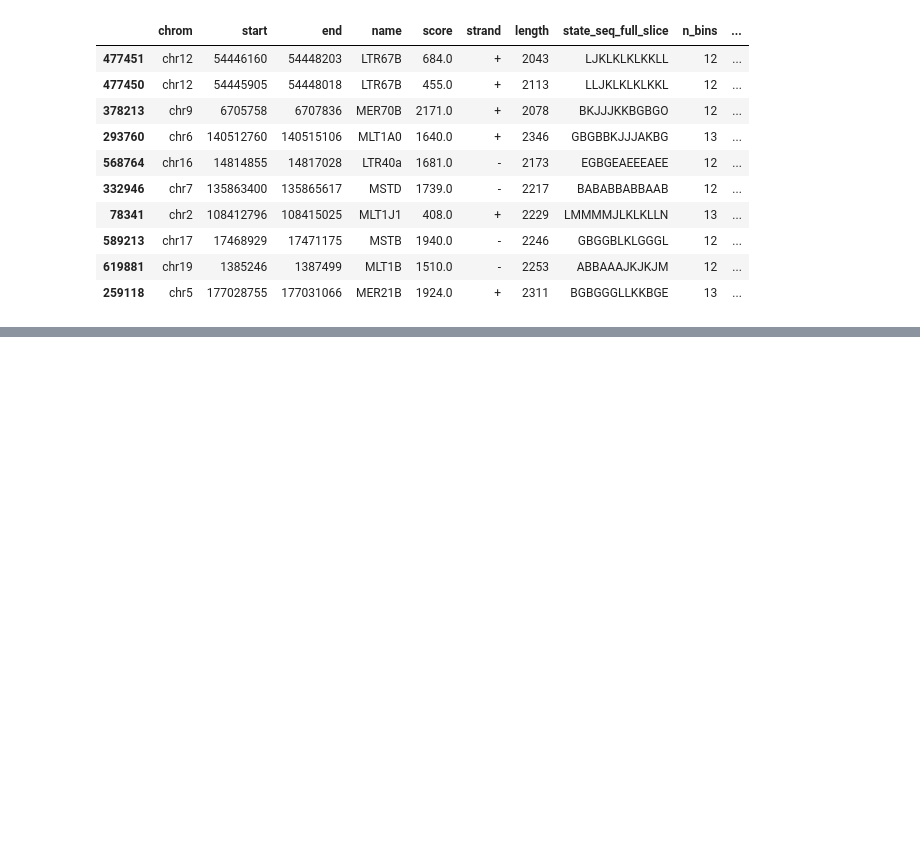
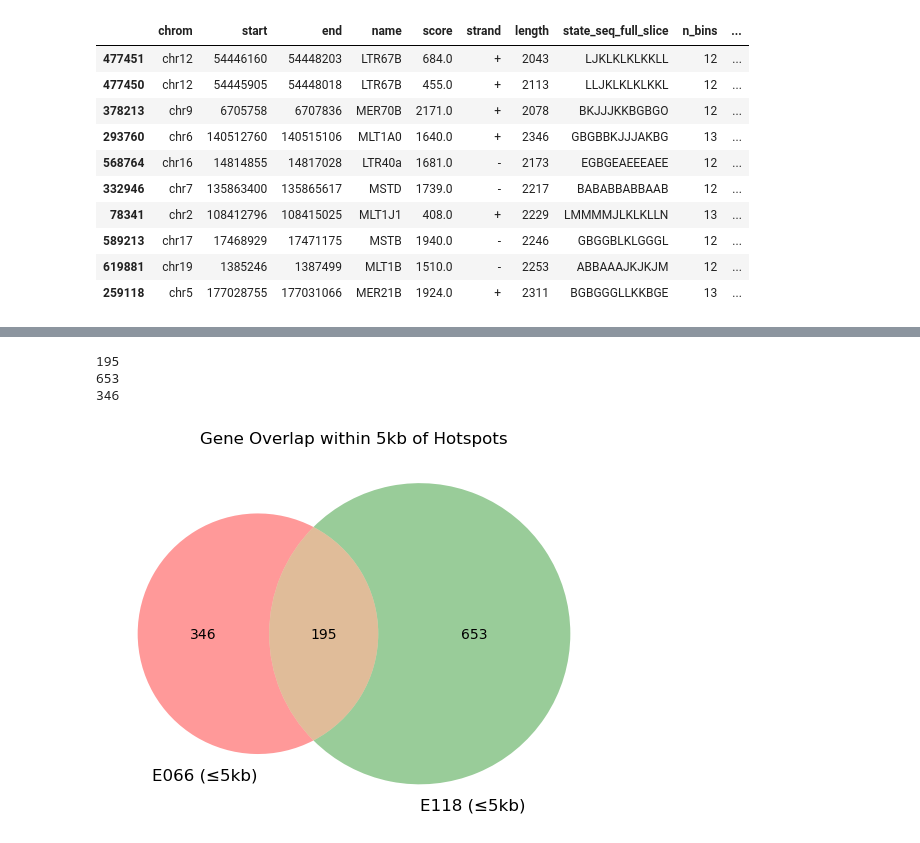
Before and after one commit to caocao0525/HERV, a Jupyter notebook: herv_util_test.ipynb, the cells around one changed output, grey strips where cells are left out. Cells and saved outputs as stored; diff of their text form; code cells hidden in the pictures; blank space fills up the shorter version.

```diff
--- a/herv_util_test.ipynb
+++ b/herv_util_test.ipynb
@@ -314,0 +642,6 @@ df_sorted_E118.head(10)
+# %%
+genes_E066_5kb, hotspot_E066_5kb = extract_hotspot_nearby_genes(
+    hotspot_annot_E066,
+    max_tss_distance=5000,
+    return_df=True
+)
@@ -314,0 +652,6 @@ df_sorted_E118.head(10)
+# %%
+genes_E118_5kb, hotspot_E118_5kb = extract_hotspot_nearby_genes(
+    hotspot_annot_E118,
+    max_tss_distance=5000,
+    return_df=True
+)
@@ -314,0 +685,23 @@ df_sorted_E118.head(10)
+# %%
+print(len(set(genes_E066_5kb) & set(genes_E118_5kb)))
+print(len(set(genes_E118_5kb) - set(genes_E066_5kb)))
+print(len(set(genes_E066_5kb) - set(genes_E118_5kb)))
+# %% [output]
+195
+653
+346
+# %%
+# Values
+only_E066 = len(set(genes_E066_5kb) - set(genes_E118_5kb))
+only_E118 = len(set(genes_E118_5kb) - set(genes_E066_5kb))
+both = len(set(genes_E066_5kb) & set(genes_E118_5kb))
+
+# Plot
+plt.figure()
+venn2(subsets=(only_E066, only_E118, both),
+      set_labels=('E066 (≤5kb)', 'E118 (≤5kb)'))
+
+plt.title('Gene Overlap within 5kb of Hotspots')
+plt.show()
+# %% [output]
+[figure, added]
```
Also changed, not shown: parts of 14 cells of this notebook, 1 other file.
